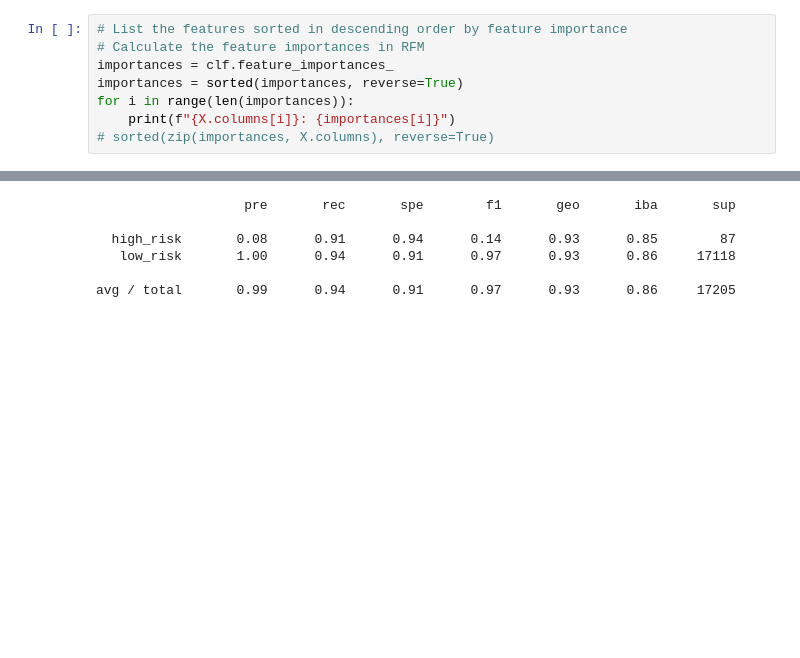
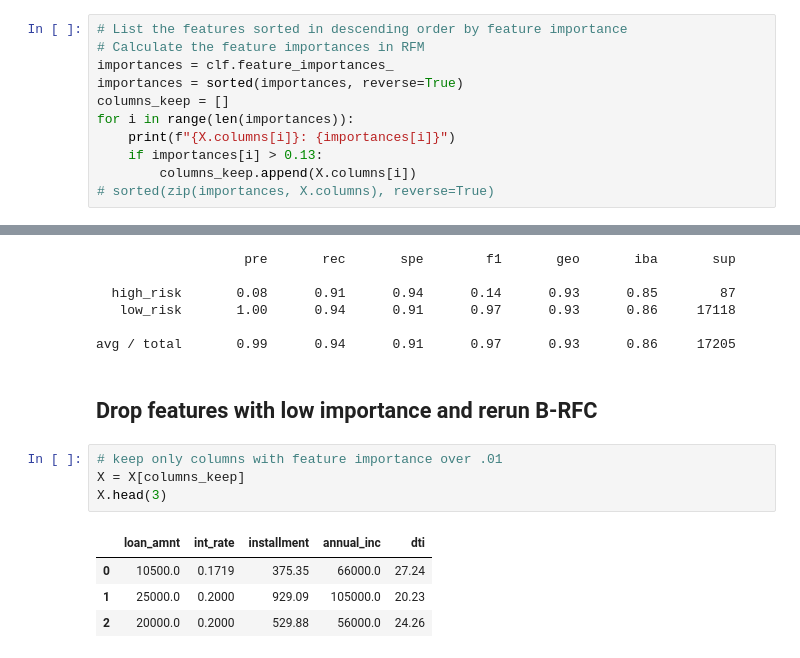
Before and after one commit to m-miley/Credit_Risk_Analysis, a Jupyter notebook: credit_risk_ensemble.ipynb, the cells around one changed output, grey strips where cells are left out. Drawn from its saved outputs; the diff is of its cells as text; blank space fills up the shorter version.

Commit message:
drop features / rerun

```diff
--- a/credit_risk_ensemble.ipynb
+++ b/credit_risk_ensemble.ipynb
@@ -192,8 +194,11 @@ avg / total       0.99      0.88      0.71      0.93      0.79      0.64     172
 # Calculate the feature importances in RFM
 importances = clf.feature_importances_
 importances = sorted(importances, reverse=True)
+columns_keep = []
 for i in range(len(importances)):
     print(f"{X.columns[i]}: {importances[i]}")
+    if importances[i] > 0.13:
+        columns_keep.append(X.columns[i])
 # sorted(zip(importances, X.columns), reverse=True)
 # %% [output]
 loan_amnt: 0.06960644414860838
@@ -244,3 +249,14 @@ print(classification_report_imbalanced(y_true, y_pred))
    low_risk       1.00      0.94      0.91      0.97      0.93      0.86     17118
 
 avg / total       0.99      0.94      0.91      0.97      0.93      0.86     17205
+# %% [markdown]
+## Drop features with low importance and rerun B-RFC
+# %%
+# keep only columns with feature importance over .01
+X = X[columns_keep]
+X.head(3)
+# %% [output]
+|  | loan_amnt | int_rate | installment | annual_inc | dti |
+| 0 | 10500.0 | 0.1719 | 375.35 | 66000.0 | 27.24 |
+| 1 | 25000.0 | 0.2000 | 929.09 | 105000.0 | 20.23 |
+| 2 | 20000.0 | 0.2000 | 529.88 | 56000.0 | 24.26 |
```
Also changed, not shown: parts of 9 cells of this notebook, 1 other file.
